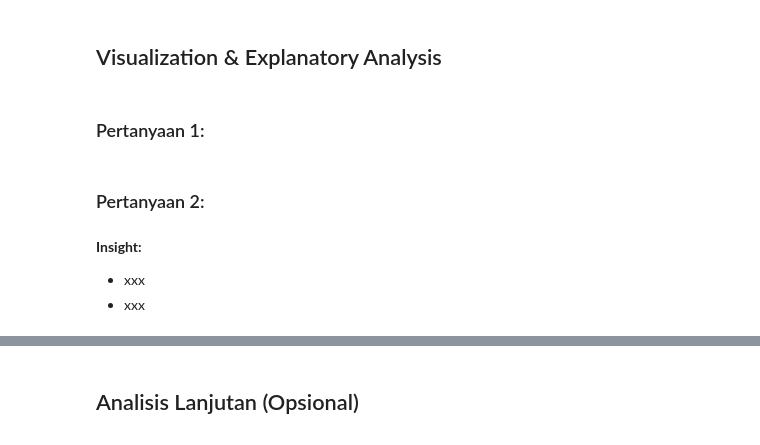
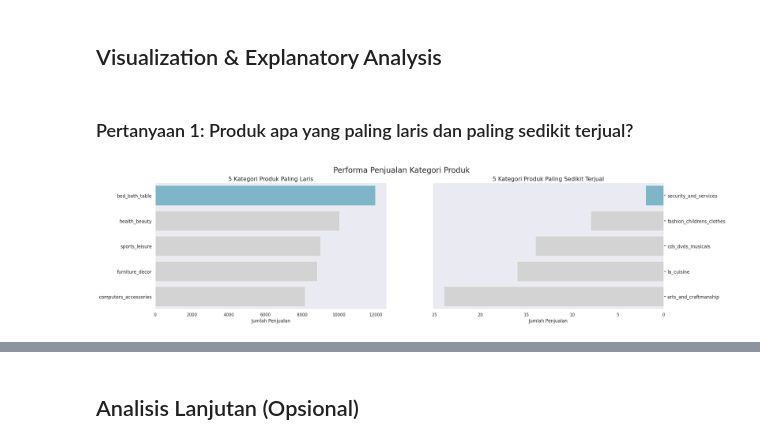
Before and after one commit to mpnabil95/Data_Analyst_Project-_E-Commerce_Public_Dataset, a Jupyter notebook: Data_Analyst_Project_E_Commerce_Public_Dataset.ipynb, the cells around one changed output, grey strips where cells are left out. Saved outputs shown, nothing was run; the diff lists cells and outputs as text; code cells hidden in the pictures.

```diff
--- a/Data_Analyst_Project_E_Commerce_Public_Dataset.ipynb
+++ b/Data_Analyst_Project_E_Commerce_Public_Dataset.ipynb
@@ -1107,11 +968,35 @@ audio                               350      3.840849
 * Kategori produk seperti `office_furniture` diikuti dengan `fashion_male_clothing` mendapatkan rating rata-rata terendah. Hal ini bisa menjadi evaluasi bagi platform untuk lebih mengawasi kualitas produk di kategori tersebut atau memperbaiki logistiknya.
 # %% [markdown]
 ## Visualization & Explanatory Analysis
-# %% [markdown]
-### Pertanyaan 1:
-# %% [markdown]
-### Pertanyaan 2:
-# %% [markdown]
-**Insight:**
-- xxx
-- xxx
+# %% [markdown]
+### Pertanyaan 1: Produk apa yang paling laris dan paling sedikit terjual?
+# %%
+# Menghitung jumlah item terjual per kategori
+sum_order_items_df = all_df.groupby("product_category_name_english").order_id.count().sort_values(ascending=False).reset_index()
+
+# Membuat Canvas/Figure dengan 2 subplot (kiri untuk terbanyak, kanan untuk terdikit)
+fig, ax = plt.subplots(nrows=1, ncols=2, figsize=(24, 6))
+
+colors = ["#72BCD4", "#D3D3D3", "#D3D3D3", "#D3D3D3", "#D3D3D3"]
+
+# Visualisasi Top 5 (Kiri)
+sns.barplot(x="order_id", y="product_category_name_english", data=sum_order_items_df.head(5), palette=colors, ax=ax[0], hue="product_category_name_english", legend=False)
+ax[0].set_ylabel(None)
+ax[0].set_xlabel("Jumlah Penjualan", fontsize=12)
+ax[0].set_title("5 Kategori Produk Paling Laris", loc="center", fontsize=15)
+ax[0].tick_params(axis ='y', labelsize=12)
+
+# Visualisasi Bottom 5 (Kanan)
+sns.barplot(x="order_id", y="product_category_name_english", data=sum_order_items_df.sort_values(by="order_id", ascending=True).head(5), palette=colors, ax=ax[1], hue="product_category_name_english", legend=False)
+ax[1].set_ylabel(None)
+ax[1].set_xlabel("Jumlah Penjualan", fontsize=12)
+ax[1].invert_xaxis() # Membalik sumbu X agar lebih rapi
+ax[1].yaxis.set_label_position("right")
+ax[1].yaxis.tick_right()
+ax[1].set_title("5 Kategori Produk Paling Sedikit Terjual", loc="center", fontsize=15)
+ax[1].tick_params(axis='y', labelsize=12)
+
+plt.suptitle("Performa Penjualan Kategori Produk", fontsize=20)
+plt.show()
+# %% [output]
+[figure, added]
```
Also changed, not shown: parts of 42 cells of this notebook.
